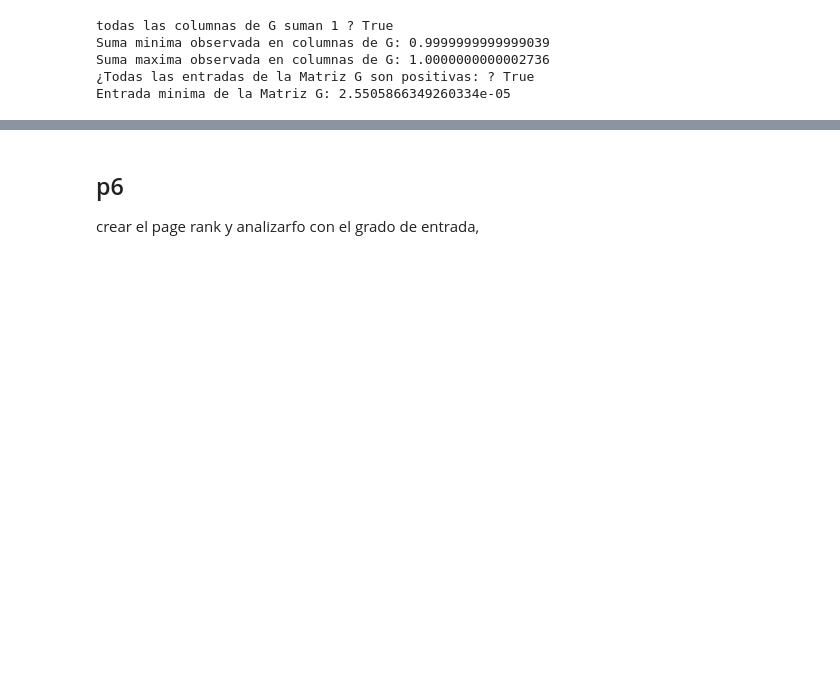
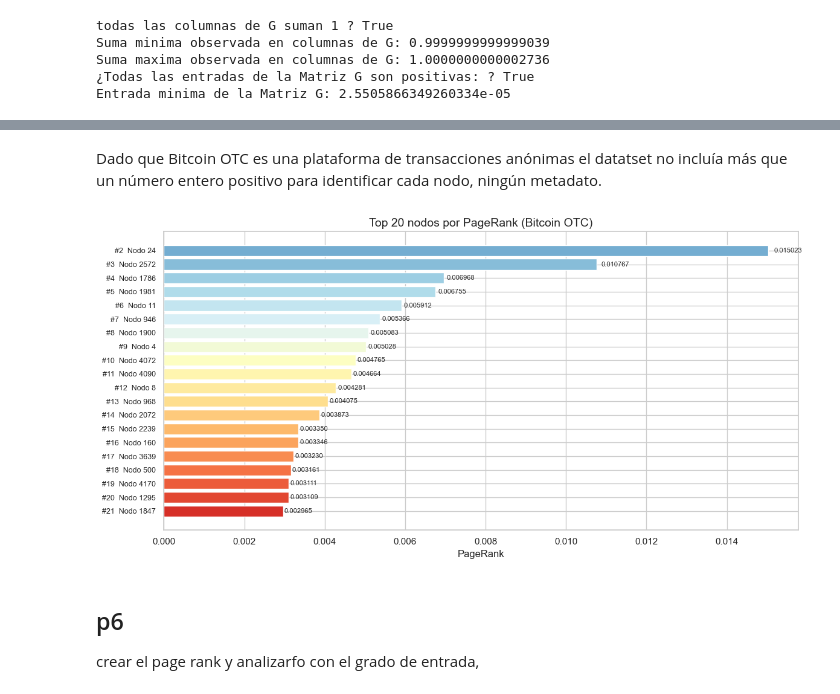
Before and after one commit to esteban78009/IMT2230-Proyecto_2-Creacion-de-page-rank, a Jupyter notebook: main.ipynb, the cells around one changed output, grey strips where cells are left out. Saved outputs shown, nothing was run; the diff lists cells and outputs as text; code cells hidden in the pictures; blank space fills up the shorter version.

```diff
--- a/main.ipynb
+++ b/main.ipynb
@@ -292,0 +427,20 @@ Calcular la page rank de esta misma por iteraciones de potencia implementando el
+# %%
+# Crear DataFrame con PageRank, grado de entrada y grado de salida
+pagerank_data = []
+for i, nodo in enumerate(nodos):
+    pagerank_data.append({
+        'Nodo': nodo,
+        'PageRank (r)': r[i],
+        'd_in': G.in_degree(nodo),
+        'd_out': G.out_degree(nodo)
+    })
+
+df_pagerank = pd.DataFrame(pagerank_data)
+df_pagerank = df_pagerank.sort_values('PageRank (r)', ascending=False).reset_index(drop=True)
+df_pagerank.index = df_pagerank.index + 1  # rango empieza en 1
+df_pagerank.index.name = 'Rango'
+
+# Mostrar los 20 primeros
+top20 = df_pagerank.head(20)
+print("Top 20 nodos por PageRank:\n")
+print(top20.to_string())
@@ -293,3 +465,26 @@ Calcular la page rank de esta misma por iteraciones de potencia implementando el
+# %% [markdown]
+Dado que Bitcoin OTC es una plataforma de transacciones anónimas el datatset no incluía más que un número entero positivo para identificar cada nodo, ningún metadato.
+# %%
+# ── Visualización del top 20 ────────────────────────────────────────────
+
+fig, ax = plt.subplots(figsize=(12, 6))
+
+colores = plt.cm.RdYlBu_r(np.linspace(0.2, 0.9, 20))
+barras = ax.barh(range(20), top20['PageRank (r)'].values, color=colores)
+ax.set_yticks(range(20))
+ax.set_yticklabels([f"#{i+1}  Nodo {row['Nodo']}" for i, row in top20.iterrows()], fontsize=9)
+ax.invert_yaxis()
+ax.set_xlabel('PageRank', fontsize=12)
+ax.set_title('Top 20 nodos por PageRank (Bitcoin OTC)', fontsize=14)
+
+# Anotar valores
+for i, val in enumerate(top20['PageRank (r)'].values):
+    ax.text(val + val * 0.01, i, f'{val:.6f}', va='center', fontsize=8)
+
+plt.tight_layout()
+plt.show()
+# %% [output]
+[figure, added]
 # %% [markdown]
 ## p6
 
```
Also changed, not shown: parts of 15 cells of this notebook.
